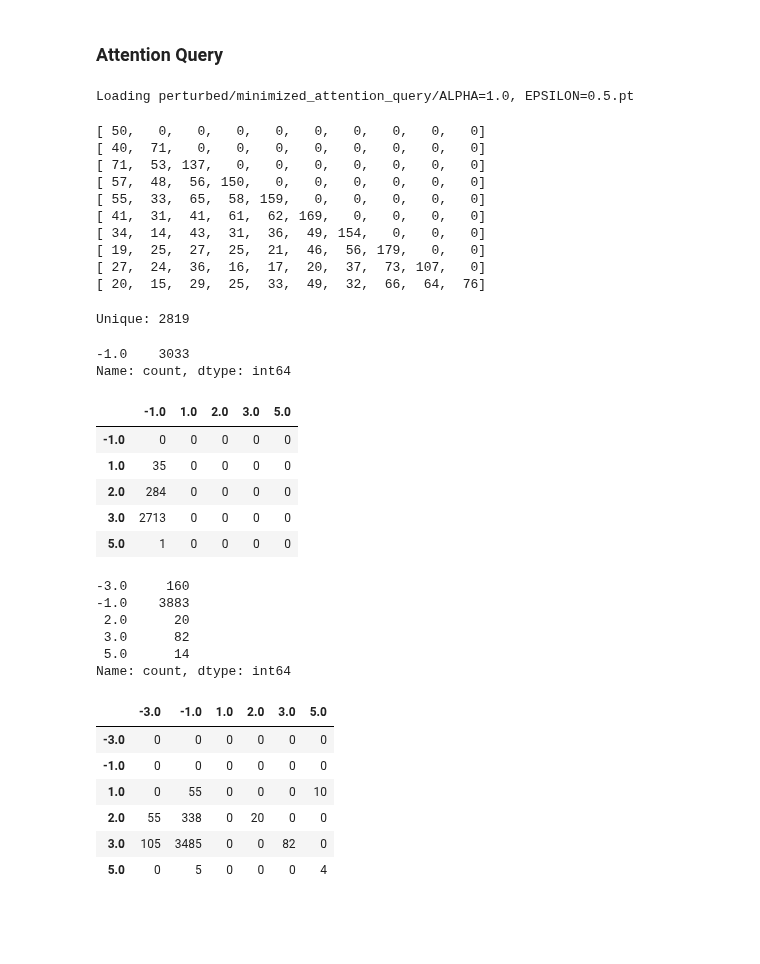
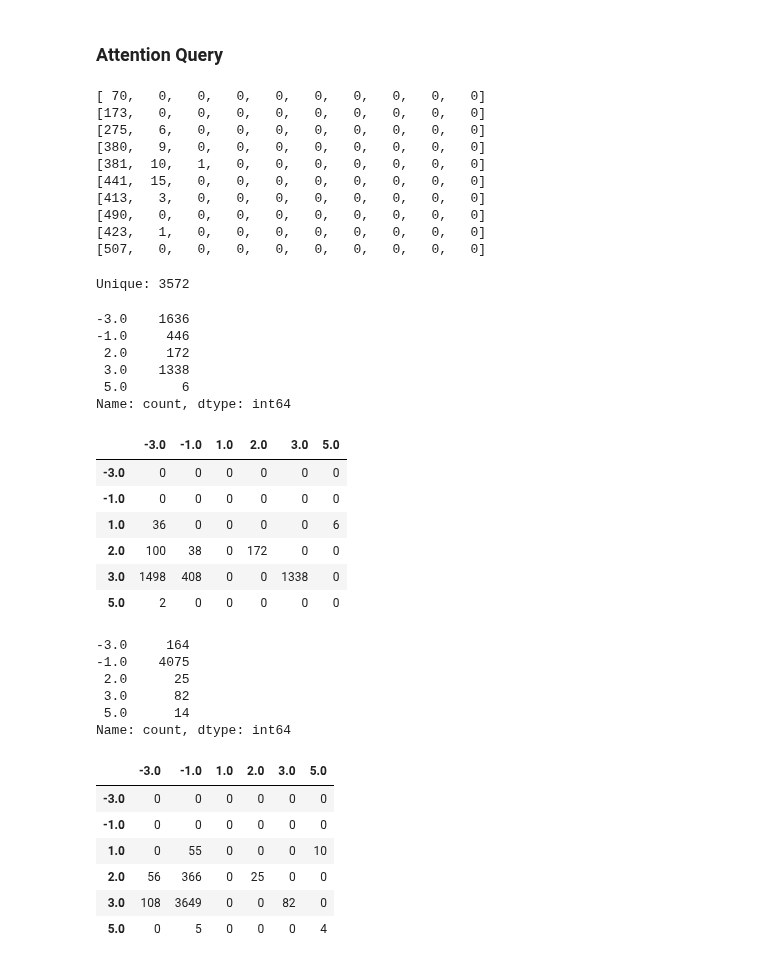
Before and after one commit to MartinStoev00/DeepCASE, a Jupyter notebook: attack.ipynb, the cells around one changed output. Saved outputs shown, nothing was run; the diff lists cells and outputs as text; code cells hidden in the pictures; blank space fills up the shorter version.

```diff
--- a/attack.ipynb
+++ b/attack.ipynb
@@ -506,2 +537,4 @@ format_confusion_matrix(labels_test[interpret_perturbed_indices].cpu(), interpre
 # %% [markdown]
 ### Attention Query
+# %%
+perturbed_collected_query, perturbed_indices_query, perturb_distribution_query = get_perturbations_or_file(context_test, events_test, attention_query=True)
@@ -610,62 +683,66 @@ format_confusion_matrix(labels_test[interpret_shortcuts_indices].cpu(), interpre
 # %% [markdown]
 ### Attention Query
 # %%
-perturbed_minimized_query = get_shortcuts_attention_query_or_file(
-    perturbed_collected,
-    context_test[perturbed_indices],
-    events_test[perturbed_indices]
+perturbed_minimized_query = get_shortcuts_or_file(
+    perturbed_collected_query,
+    context_test[perturbed_indices_query],
+    events_test[perturbed_indices_query],
+    attention_query=True
 )
-# %% [output]
-Loading perturbed/minimized_attention_query/ALPHA=1.0, EPSILON=0.5.pt
 # %%
-get_matrix(context_test[perturbed_indices], perturbed_minimized_query, perturbed_collected)
+get_matrix(context_test[perturbed_indices_query], perturbed_minimized_query, perturbed_collected_query)
 # %% [output]
-[ 50,   0,   0,   0,   0,   0,   0,   0,   0,   0]
-[ 40,  71,   0,   0,   0,   0,   0,   0,   0,   0]
-[ 71,  53, 137,   0,   0,   0,   0,   0,   0,   0]
-[ 57,  48,  56, 150,   0,   0,   0,   0,   0,   0]
-[ 55,  33,  65,  58, 159,   0,   0,   0,   0,   0]
-[ 41,  31,  41,  61,  62, 169,   0,   0,   0,   0]
-[ 34,  14,  43,  31,  36,  49, 154,   0,   0,   0]
-[ 19,  25,  27,  25,  21,  46,  56, 179,   0,   0]
-[ 27,  24,  36,  16,  17,  20,  37,  73, 107,   0]
-[ 20,  15,  29,  25,  33,  49,  32,  66,  64,  76]
+[ 70,   0,   0,   0,   0,   0,   0,   0,   0,   0]
+[173,   0,   0,   0,   0,   0,   0,   0,   0,   0]
+[275,   6,   0,   0,   0,   0,   0,   0,   0,   0]
+[380,   9,   0,   0,   0,   0,   0,   0,   0,   0]
+[381,  10,   1,   0,   0,   0,   0,   0,   0,   0]
+[441,  15,   0,   0,   0,   0,   0,   0,   0,   0]
+[413,   3,   0,   0,   0,   0,   0,   0,   0,   0]
+[490,   0,   0,   0,   0,   0,   0,   0,   0,   0]
+[423,   1,   0,   0,   0,   0,   0,   0,   0,   0]
+[507,   0,   0,   0,   0,   0,   0,   0,   0,   0]
 # %%
 print("Unique:", len(get_unique_indices_per_row(perturbed_minimized_query)))
-res_perturbed_shortcuts = interpret(perturbed_minimized_query, events_test[perturbed_indices])
-format_series(res_perturbed_shortcuts)
+res_perturbed_shortcuts_query = interpret_query(perturbed_minimized_query, events_test[perturbed_indices_query])
+format_series(res_perturbed_shortcuts_query)
 # %% [output]
-Unique: 2819
+Unique: 3572
--1.0    3033
+-3.0    1636
+-1.0     446
+ 2.0     172
+ 3.0    1338
+ 5.0       6
 Name: count, dtype: int64
 # %%
-format_confusion_matrix(labels_test[perturbed_indices].cpu(), res_perturbed_shortcuts)
+format_confusion_matrix(labels_test[perturbed_indices_query].cpu(), res_perturbed_shortcuts_query)
 # %% [output]
-|  | -1.0 | 1.0 | 2.0 | 3.0 | 5.0 |
-| -1.0 | 0 | 0 | 0 | 0 | 0 |
-| 1.0 | 35 | 0 | 0 | 0 | 0 |
-| 2.0 | 284 | 0 | 0 | 0 | 0 |
-| 3.0 | 2713 | 0 | 0 | 0 | 0 |
-| 5.0 | 1 | 0 | 0 | 0 | 0 |
+|  | -3.0 | -1.0 | 1.0 | 2.0 | 3.0 | 5.0 |
+| -3.0 | 0 | 0 | 0 | 0 | 0 | 0 |
+| -1.0 | 0 | 0 | 0 | 0 | 0 | 0 |
+| 1.0 | 36 | 0 | 0 | 0 | 0 | 6 |
+| 2.0 | 100 | 38 | 0 | 172 | 0 | 0 |
+| 3.0 | 1498 | 408 | 0 | 0 | 1338 | 0 |
+| 5.0 | 2 | 0 | 0 | 0 | 0 | 0 |
 # %%
-interpret_query_shortcuts_combined, interpret_query_shortcuts_indices = get_combined(perturbed_minimized_query, perturbed_indices)
-format_series(interpret_query_shortcuts_combined)
+interpret_query_shortcuts_combined_query, interpret_query_shortcuts_indices_query = get_combined(perturbed_minimized_query, perturbed_indices_query)
+format_series(interpret_query_shortcuts_combined_query)
 # %% [output]
--3.0     160
--1.0    3883
- 2.0      20
+-3.0     164
+-1.0    4075
+ 2.0      25
  3.0      82
  5.0      14
 Name: count, dtype: int64
 # %%
-format_confusion_matrix(labels_test[interpret_query_shortcuts_indices].cpu(), interpret_query_shortcuts_combined)
+format_confusion_matrix(labels_test[interpret_query_shortcuts_indices_query].cpu(), interpret_query_shortcuts_combined_query)
 # %% [output]
 |  | -3.0 | -1.0 | 1.0 | 2.0 | 3.0 | 5.0 |
 | -3.0 | 0 | 0 | 0 | 0 | 0 | 0 |
 | -1.0 | 0 | 0 | 0 | 0 | 0 | 0 |
 | 1.0 | 0 | 55 | 0 | 0 | 0 | 10 |
-| 2.0 | 55 | 338 | 0 | 20 | 0 | 0 |
-| 3.0 | 105 | 3485 | 0 | 0 | 82 | 0 |
+| 2.0 | 56 | 366 | 0 | 25 | 0 | 0 |
+| 3.0 | 108 | 3649 | 0 | 0 | 82 | 0 |
 | 5.0 | 0 | 5 | 0 | 0 | 0 | 4 |
 # %%
 show_clusters(context_test, events_test)
```
Also changed, not shown: parts of 20 cells of this notebook, 36 other files.
